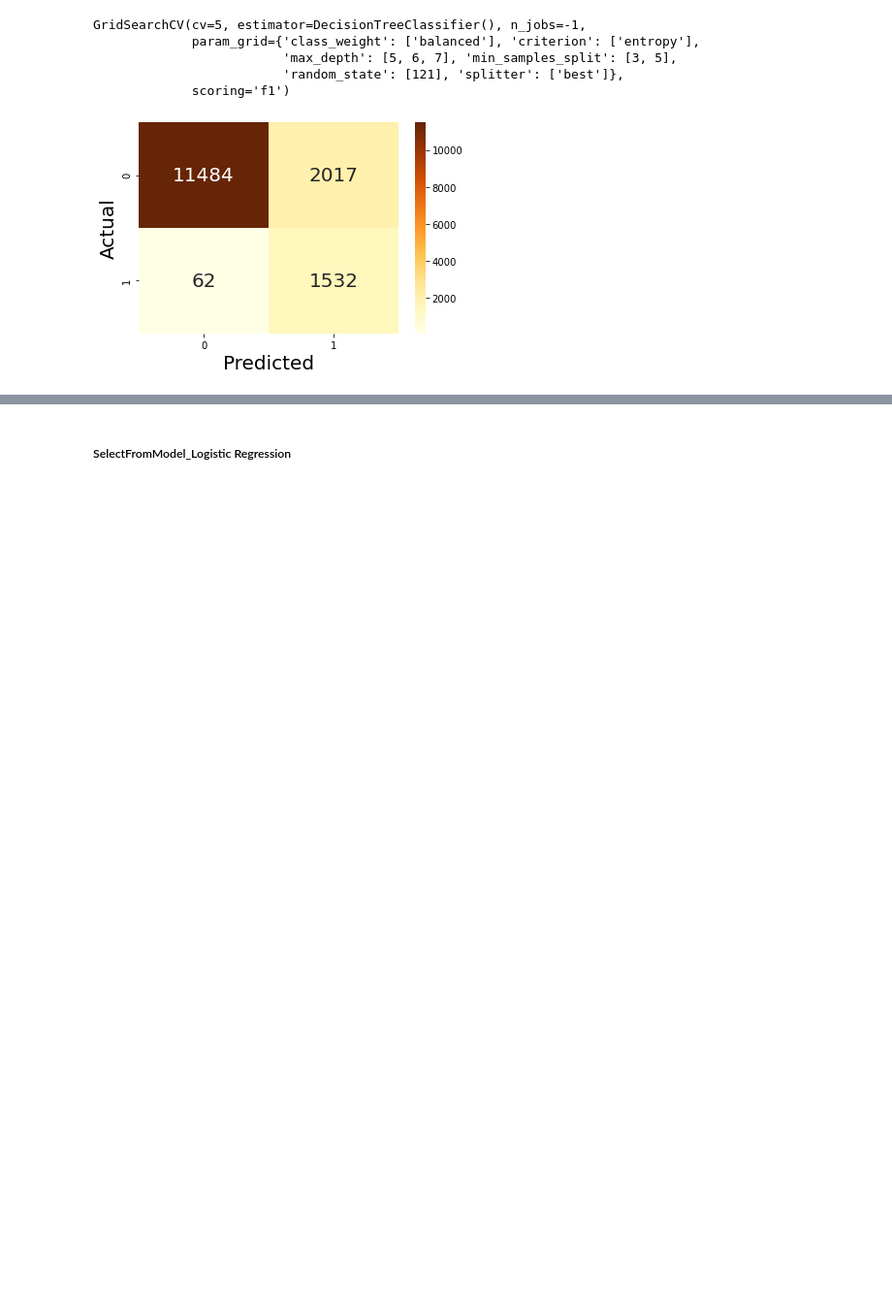
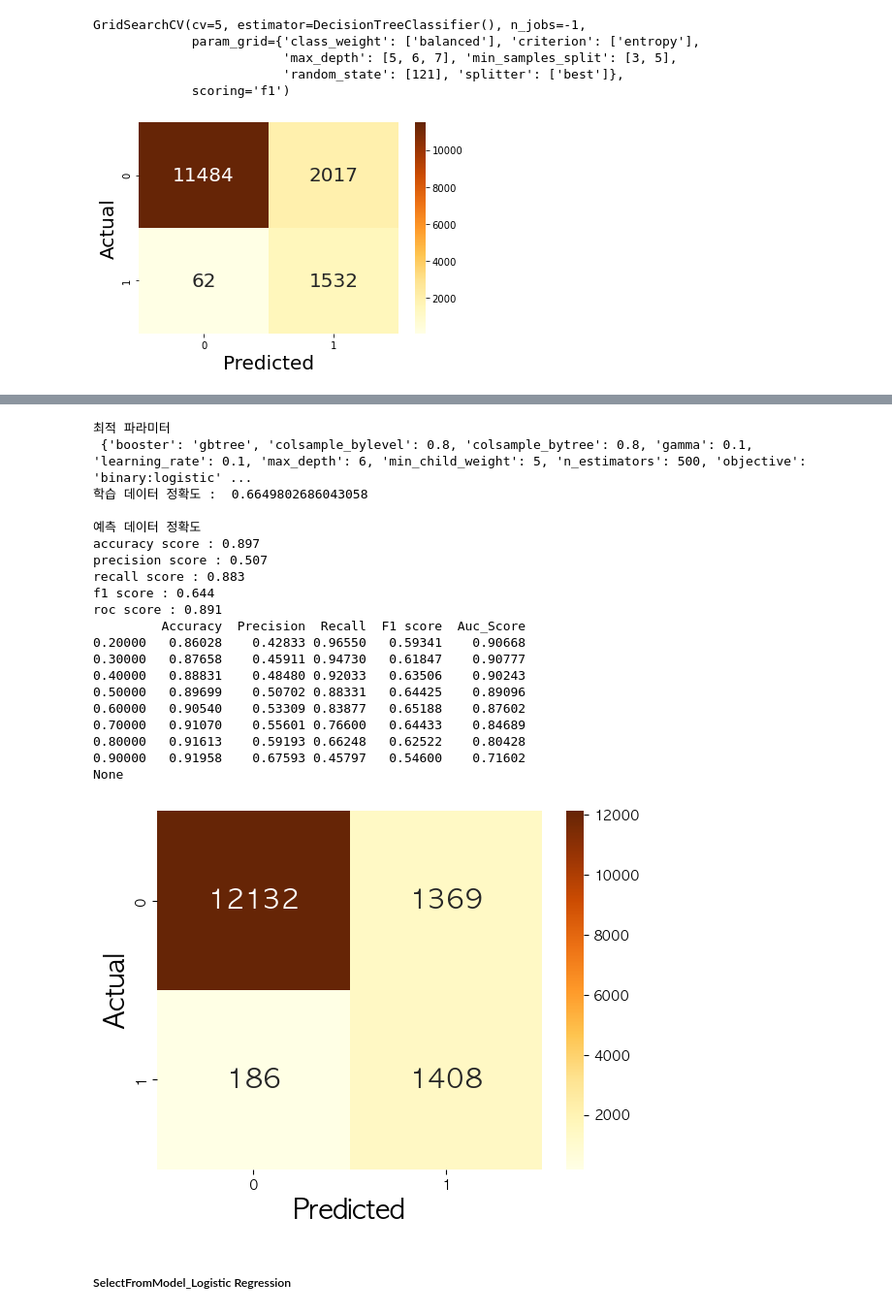
Before and after one commit to skynnn/TAVE-Prediction-Model-for-Insolvent-Companies, a Jupyter notebook: modeling_OneSidedSelection.ipynb, the cells around one changed output, grey strips where cells are left out. Shown at 97% size. Drawn from its saved outputs; the diff is of its cells as text; code cells hidden in the pictures; blank space fills up the shorter version.

```diff
--- a/modeling_OneSidedSelection.ipynb
+++ b/modeling_OneSidedSelection.ipynb
@@ -374,3 +418,27 @@ GridSearchCV(cv=5, estimator=DecisionTreeClassifier(), n_jobs=-1,
+# %%
+XGB(sfm_rf_good)
+# %% [output]
+최적 파라미터
+ {'booster': 'gbtree', 'colsample_bylevel': 0.8, 'colsample_bytree': 0.8, 'gamma': 0.1, 'learning_rate': 0.1, 'max_depth': 6, 'min_child_weight': 5, 'n_estimators': 500, 'objective': 'binary:logistic' ...
+학습 데이터 정확도 :  0.6649802686043058
+
+예측 데이터 정확도
+accuracy score : 0.897
+precision score : 0.507
+recall score : 0.883
+f1 score : 0.644
+roc score : 0.891
+         Accuracy  Precision  Recall  F1 score  Auc_Score
+0.20000   0.86028    0.42833 0.96550   0.59341    0.90668
+0.30000   0.87658    0.45911 0.94730   0.61847    0.90777
+0.40000   0.88831    0.48480 0.92033   0.63506    0.90243
+0.50000   0.89699    0.50702 0.88331   0.64425    0.89096
+0.60000   0.90540    0.53309 0.83877   0.65188    0.87602
+0.70000   0.91070    0.55601 0.76600   0.64433    0.84689
+0.80000   0.91613    0.59193 0.66248   0.62522    0.80428
+0.90000   0.91958    0.67593 0.45797   0.54600    0.71602
+None
+[figure, added]
 # %% [markdown]
 ##### SelectFromModel_Logistic Regression
 # %%
```
Also changed, not shown: parts of 23 cells of this notebook.
